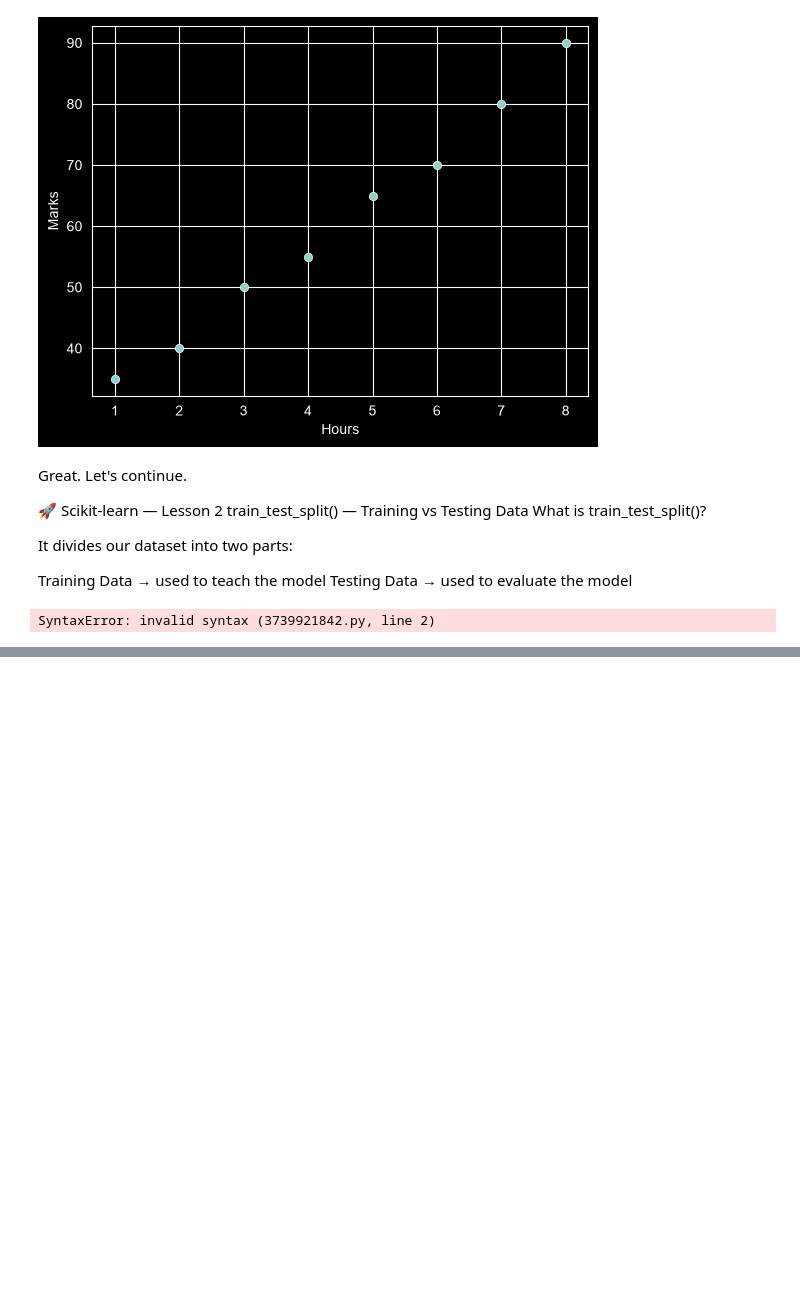
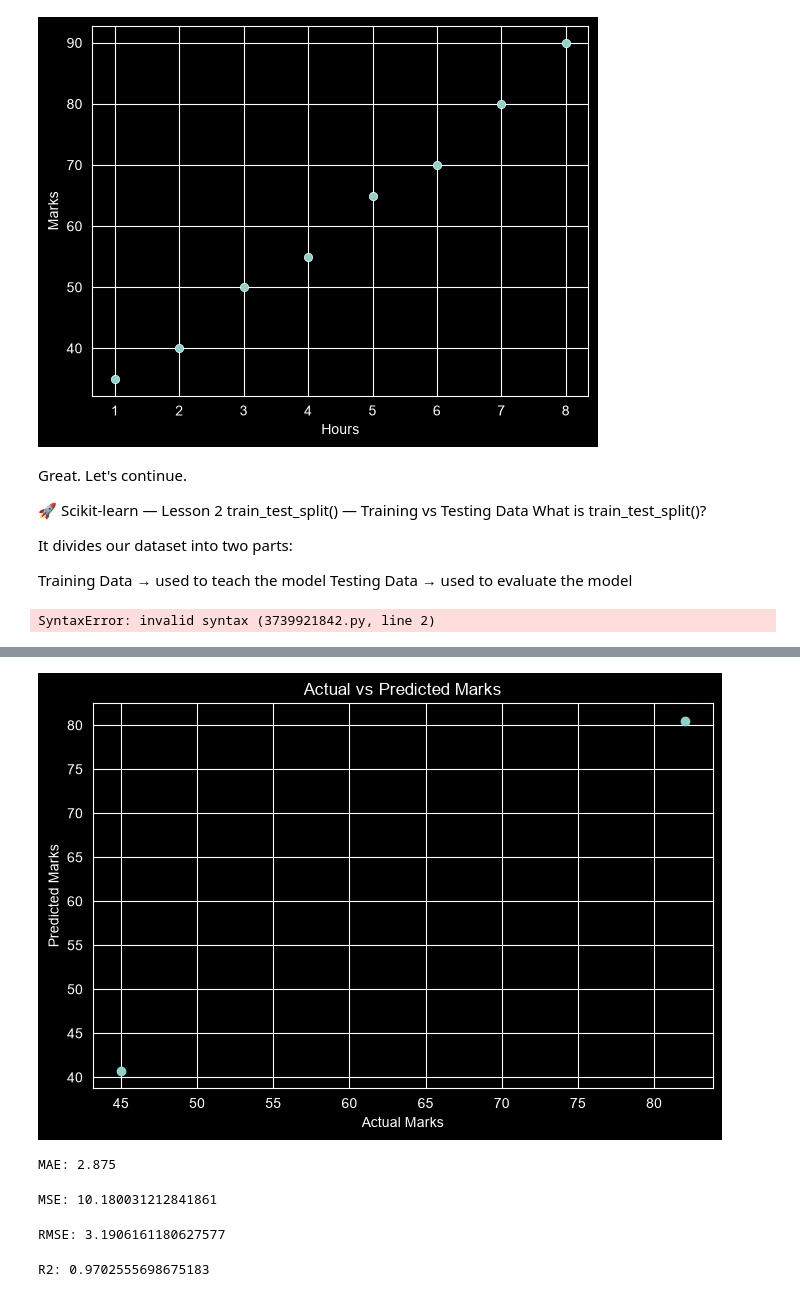
Before and after one commit to MUHAMMADZARYABKHAN-21/new.py, a Jupyter notebook: SCIKIT/LESSON1.ipynb, the cells around one changed output, grey strips where cells are left out. Drawn from its saved outputs; the diff is of its cells as text; code cells hidden in the pictures; blank space fills up the shorter version.

```diff
--- a/SCIKIT/LESSON1.ipynb
+++ b/SCIKIT/LESSON1.ipynb
@@ -617,0 +717,52 @@ DATASET:
+# %%
+plt.figure(figsize=(8, 5))
+
+plt.scatter(
+    comparison["Actual"],
+    comparison["Predicted"]
+)
+
+plt.xlabel("Actual Marks")
+plt.ylabel("Predicted Marks")
+plt.title("Actual vs Predicted Marks")
+
+plt.show()
+# %% [output]
+[figure, added]
+# %%
+from sklearn.metrics import mean_absolute_error
+
+mae=mean_absolute_error(
+    Y_test,
+    predictions
+)
+print("MAE:", mae)
+# %% [output]
+MAE: 2.875
+# %%
+from sklearn.metrics import mean_squared_error
+mse=mean_squared_error(
+
+Y_test,
+    predictions
+
+)
+print("MSE:", mse)
+# %% [output]
+MSE: 10.180031212841861
+# %%
+import  numpy as np
+rmse=np.sqrt(mse)
+print("RMSE:", rmse)
+# %% [output]
+RMSE: 3.1906161180627577
+# %%
+from sklearn.metrics import r2_score
+r2=r2_score(
+    Y_test,
+    predictions
+
+)
+print("R2:", r2)
+# %% [output]
+R2: 0.9702555698675183
```
Also changed, not shown: parts of 79 cells of this notebook.
